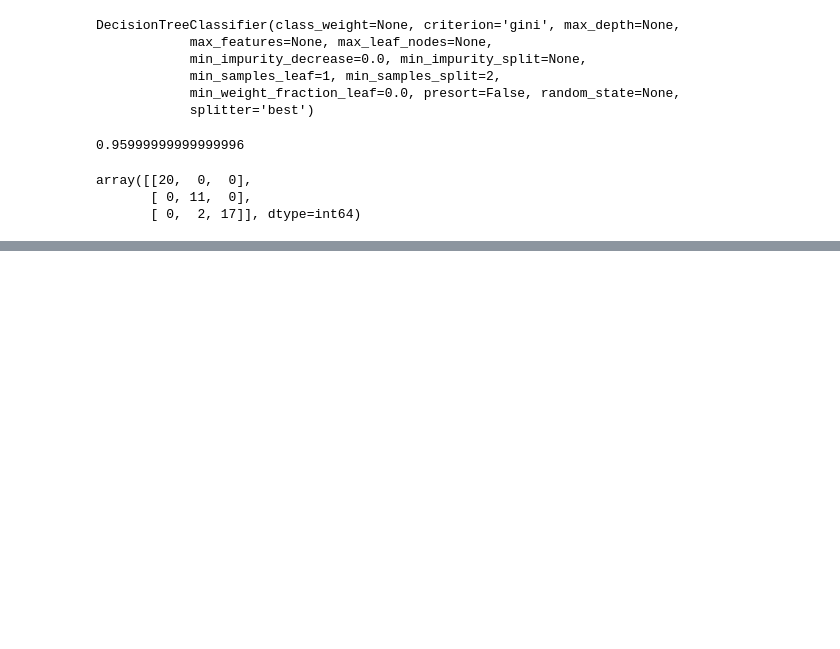
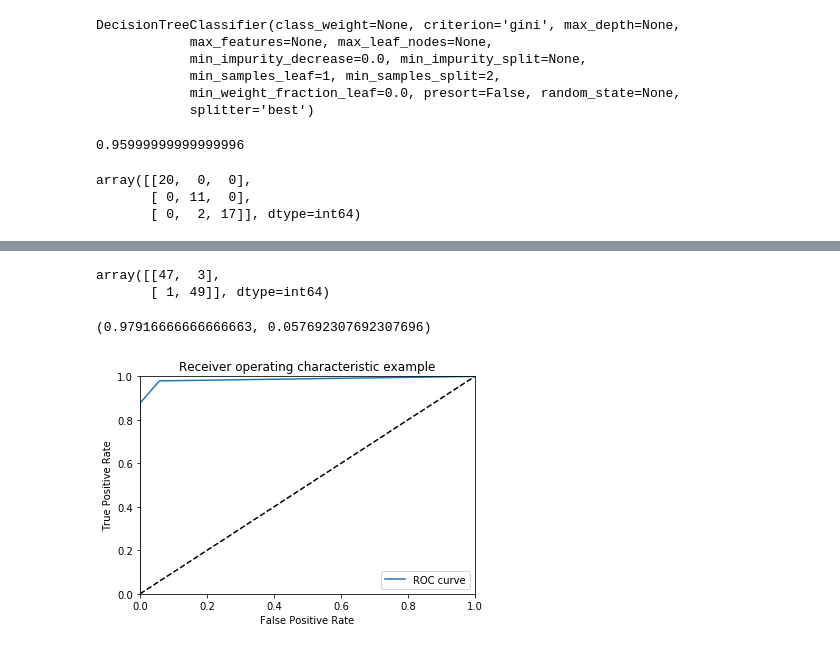
Before and after one commit to ywchiu/pyfintech, a Jupyter notebook: Demo20171026.ipynb, the cells around one changed output, grey strips where cells are left out. Drawn from its saved outputs; the diff is of its cells as text; code cells hidden in the pictures; blank space fills up the shorter version.

Commit message:
ROC Curve

```diff
--- a/Demo20171026.ipynb
+++ b/Demo20171026.ipynb
@@ -312,0 +401,72 @@ array([[20,  0,  0],
+# %%
+clf = DecisionTreeClassifier(max_depth=2)
+clf.fit(X,y)
+predicted = clf.predict(X)
+confusion_matrix(y, predicted)
+# %% [output]
+array([[47,  3],
+       [ 1, 49]], dtype=int64)
+# %%
+proba_ = clf.predict_proba(X)
+# %%
+import numpy as np
+threshold = 0.5
+predicted = proba_[:,0] > threshold
+res = predicted.tolist()
+res_list = []
+for ele in res:
+    if ele ==True:
+        res_list.append(0)
+    else:
+        res_list.append(1)
+res_ary = np.array(res_list)
+m = confusion_matrix(y, res_ary)
+TP = m[0,0]
+FP = m[0,1]
+FN = m[1,0]
+TN = m[1,1]
+TPR =  TP / (TP + FN)
+FPR =  FP / (FP + TN)
+TPR, FPR
+# %% [output]
+(0.97916666666666663, 0.057692307692307696)
+# %%
+import numpy as np
+
+TPR_ary = [0]
+FPR_ary = [0]
+for threshold in np.arange(0.0, 1.0, 0.01):
+    predicted = proba_[:,0] >= threshold
+    res = predicted.tolist()
+    res_list = []
+    for ele in res:
+        if ele ==True:
+            res_list.append(0)
+        else:
+            res_list.append(1)
+    res_ary = np.array(res_list)
+    m = confusion_matrix(y, res_ary)
+    TP = m[0,0]
+    FP = m[0,1]
+    FN = m[1,0]
+    TN = m[1,1]
+    TPR =  TP / (TP + FN)
+    FPR =  FP / (FP + TN)
+    if (not np.isnan(TPR)) and (not np.isnan(FPR)):
+        TPR_ary.append(TPR)
+        FPR_ary.append(FPR)
+TPR_ary.append(1)
+FPR_ary.append(1)
+# %%
+import matplotlib.pyplot as plt
+plt.plot(FPR_ary, TPR_ary,label='ROC curve')
+plt.plot([0,1],[0,1],'k--')
+plt.xlim([0.0,1.0])
+plt.ylim([0.0,1.0])
+plt.xlabel('False Positive Rate')
+plt.ylabel('True Positive Rate')
+plt.title('Receiver operating characteristic example')
+plt.legend(loc="lower right")
+plt.show()
+# %% [output]
+[figure, added]
```
Also changed, not shown: parts of 11 cells of this notebook.
